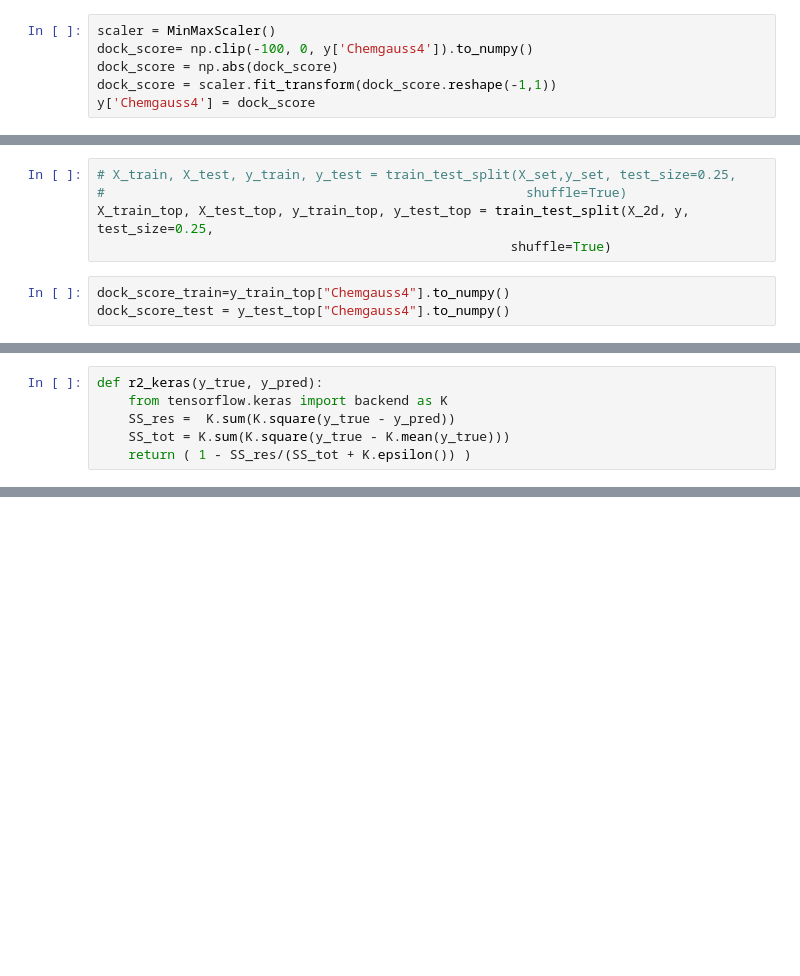
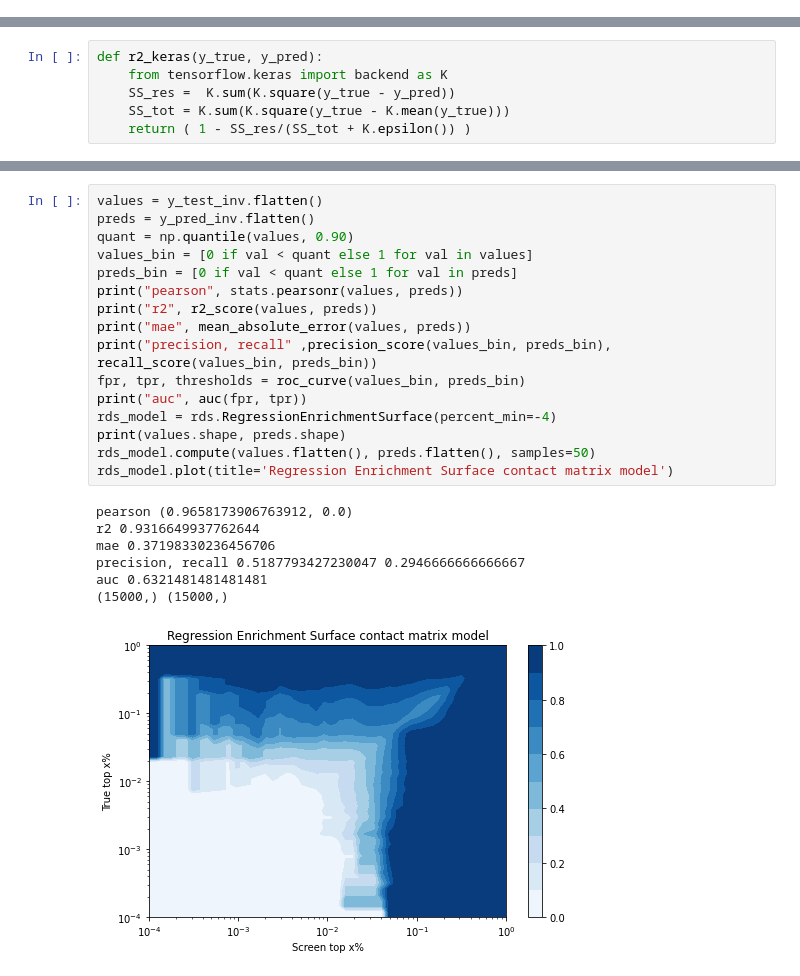
Before and after one commit to shahashka/ml-fragment, a Jupyter notebook: run_notebook.ipynb, the cells around one changed output, grey strips where cells are left out. Drawn from its saved outputs; the diff is of its cells as text; blank space fills up the shorter version.

Commit message:
add enrichment/top scoring smiles

```diff
--- a/run_notebook.ipynb
+++ b/run_notebook.ipynb
@@ -337,6 +293,0 @@ Name: Chemgauss4, Length: 60000, dtype: float64
-# %%
-scaler = MinMaxScaler()
-dock_score= np.clip(-100, 0, y['Chemgauss4']).to_numpy()
-dock_score = np.abs(dock_score)
-dock_score = scaler.fit_transform(dock_score.reshape(-1,1))
-y['Chemgauss4'] = dock_score
@@ -364,9 +311 @@ print(X_2d_bottom.shape)
 [figure]
-# %%
-# X_train, X_test, y_train, y_test = train_test_split(X_set,y_set, test_size=0.25,
-#                                                      shuffle=True)
-X_train_top, X_test_top, y_train_top, y_test_top = train_test_split(X_2d, y, test_size=0.25,
-                                                     shuffle=True)
-# %%
-dock_score_train=y_train_top["Chemgauss4"].to_numpy()
-dock_score_test = y_test_top["Chemgauss4"].to_numpy()
@@ -559,0 +432,24 @@ plt.show()
+# %%
+values = y_test_inv.flatten()
+preds = y_pred_inv.flatten()
+quant = np.quantile(values, 0.90)
+values_bin = [0 if val < quant else 1 for val in values]
+preds_bin = [0 if val < quant else 1 for val in preds]
+print("pearson", stats.pearsonr(values, preds))
+print("r2", r2_score(values, preds))
+print("mae", mean_absolute_error(values, preds))
+print("precision, recall" ,precision_score(values_bin, preds_bin), recall_score(values_bin, preds_bin))
+fpr, tpr, thresholds = roc_curve(values_bin, preds_bin)
+print("auc", auc(fpr, tpr))
+rds_model = rds.RegressionEnrichmentSurface(percent_min=-4)
+print(values.shape, preds.shape)
+rds_model.compute(values.flatten(), preds.flatten(), samples=50)
+rds_model.plot(title='Regression Enrichment Surface contact matrix model')
+# %% [output]
+pearson (0.9658173906763912, 0.0)
+r2 0.9316649937762644
+mae 0.37198330236456706
+precision, recall 0.5187793427230047 0.2946666666666667
+auc 0.6321481481481481
+(15000,) (15000,)
+[figure, added]
```
Also changed, not shown: parts of 29 cells of this notebook.
